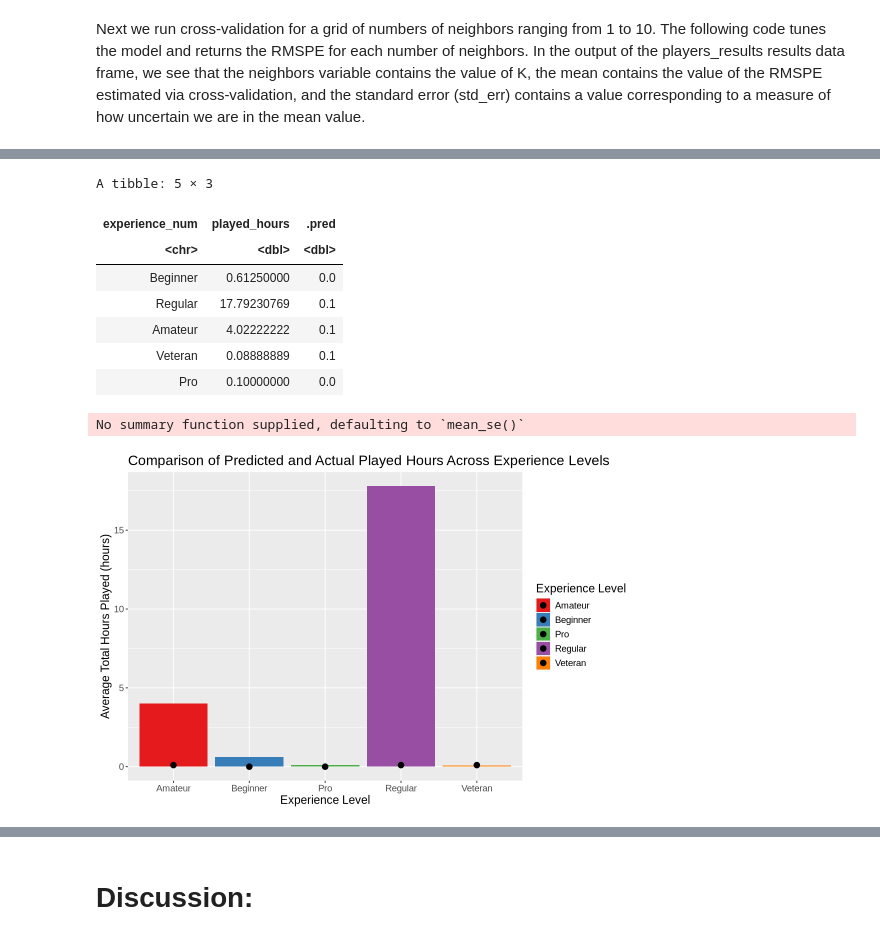
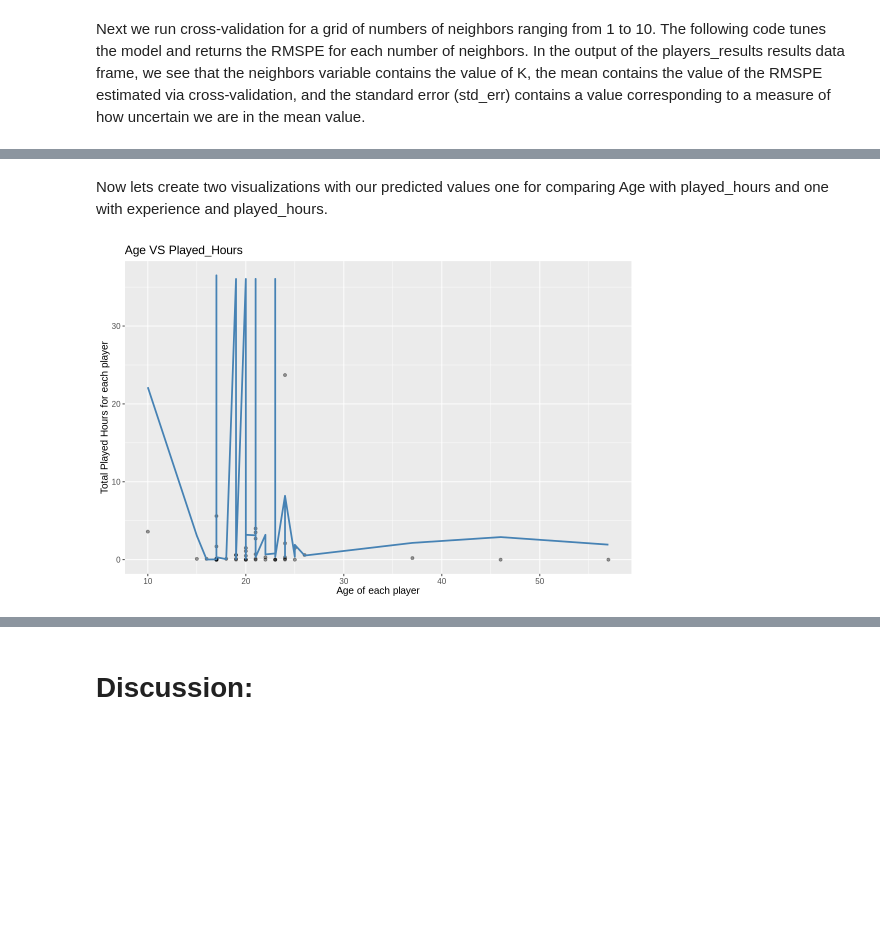
Before and after one commit to iSqlqmi/dsci_100_group_project, a Jupyter notebook: project_final_report.ipynb, the cells around one changed output, grey strips where cells are left out. Cells and saved outputs as stored; diff of their text form; code cells hidden in the pictures; blank space fills up the shorter version.

```diff
--- a/project_final_report.ipynb
+++ b/project_final_report.ipynb
@@ -578,40 +380,17 @@ A tibble: 1 × 3
-# %%
-exp_preds <- exp_fit |>
-    predict(exp_test) |>
-    bind_cols(exp_test) |>
-    group_by(experience_num) |>
-     summarize(played_hours = mean(played_hours),
-              .pred = mean(.pred)) |>
-   mutate(experience_num = case_when(
-                experience_num == 1 ~ "Beginner",
-                experience_num == 2 ~ "Regular",
-                experience_num == 3 ~ "Amateur",
-                experience_num == 4 ~ "Veteran",
-                experience_num == 5 ~ "Pro"))
-exp_preds
-
-options(repr.plot.width = 9, repr.plot.height = 6)
-
-exp_prediction_plot <- ggplot(exp_preds, aes(x = experience_num, y = played_hours, fill = experience_num)) +
-    geom_bar(stat = "summary") +
-    geom_point(aes(y = .pred), size = 3) +
-
-    labs(title = "Comparison of Predicted and Actual Played Hours Across Experience Levels",
-         x = "Experience Level",
-         y = "Average Total Hours Played (hours)",
-        fill = "Experience Level") +
-    scale_fill_brewer(palette = "Set1") +
-    theme(text = element_text(size = 14))
-
-exp_prediction_plot
-# %% [output]
-A tibble: 5 × 3
-| experience_num | played_hours | .pred |
-| <chr> | <dbl> | <dbl> |
-| Beginner | 0.61250000 | 0.0 |
-| Regular | 17.79230769 | 0.1 |
-| Amateur | 4.02222222 | 0.1 |
-| Veteran | 0.08888889 | 0.1 |
-| Pro | 0.10000000 | 0.0 |
-No summary function supplied, defaulting to `mean_se()`
-[figure, removed]
+# %% [markdown]
+Now lets create two visualizations with our predicted values one for comparing Age with played_hours and one with experience and played_hours.
+# %%
+age_plot_final_2 <- ggplot(players_preds, aes(x = Age, y = played_hours)) +
+  geom_point(alpha = 0.4) +
+  geom_line(data = players_preds,
+            mapping = aes(x = Age, y = .pred),
+            color = "steelblue",
+            linewidth = 1) +
+  xlab("Age of each player") +
+  ylab("Total Played Hours for each player") +
+  ggtitle("Age VS Played_Hours") +
+  theme(text = element_text(size = 12))
+
+age_plot_final_2
+# %% [output]
+[figure, added]
```
Also changed, not shown: parts of 19 cells of this notebook.
